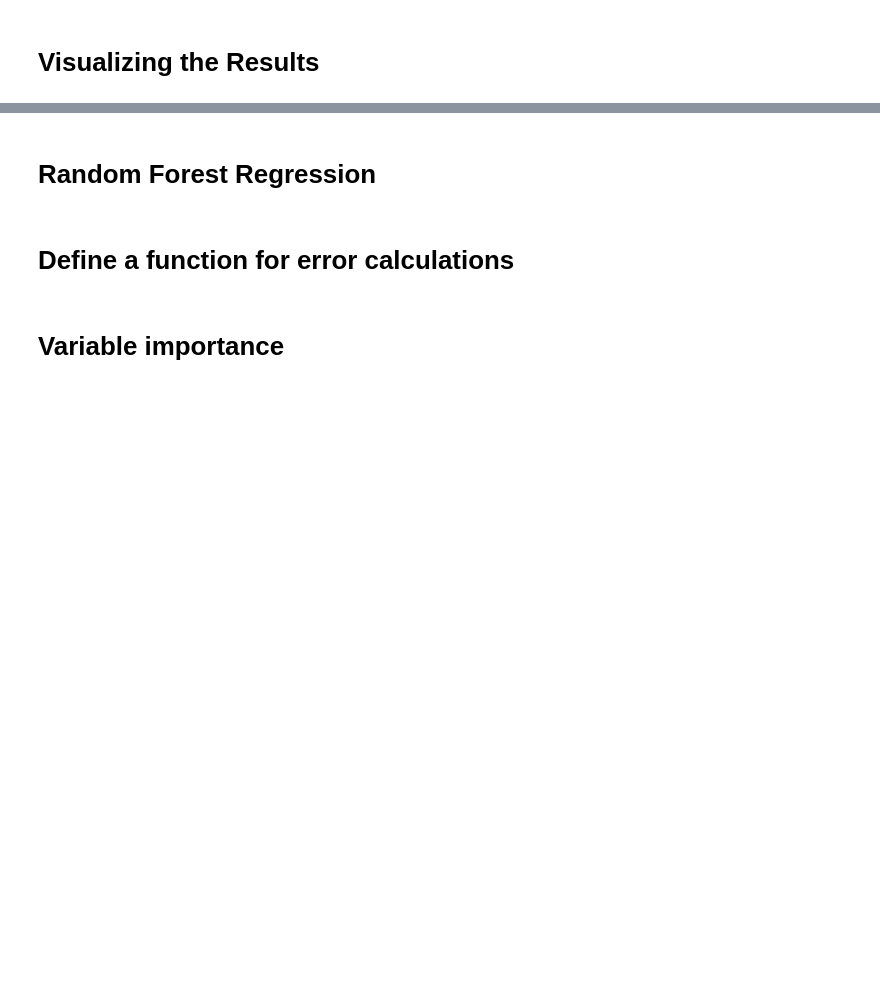
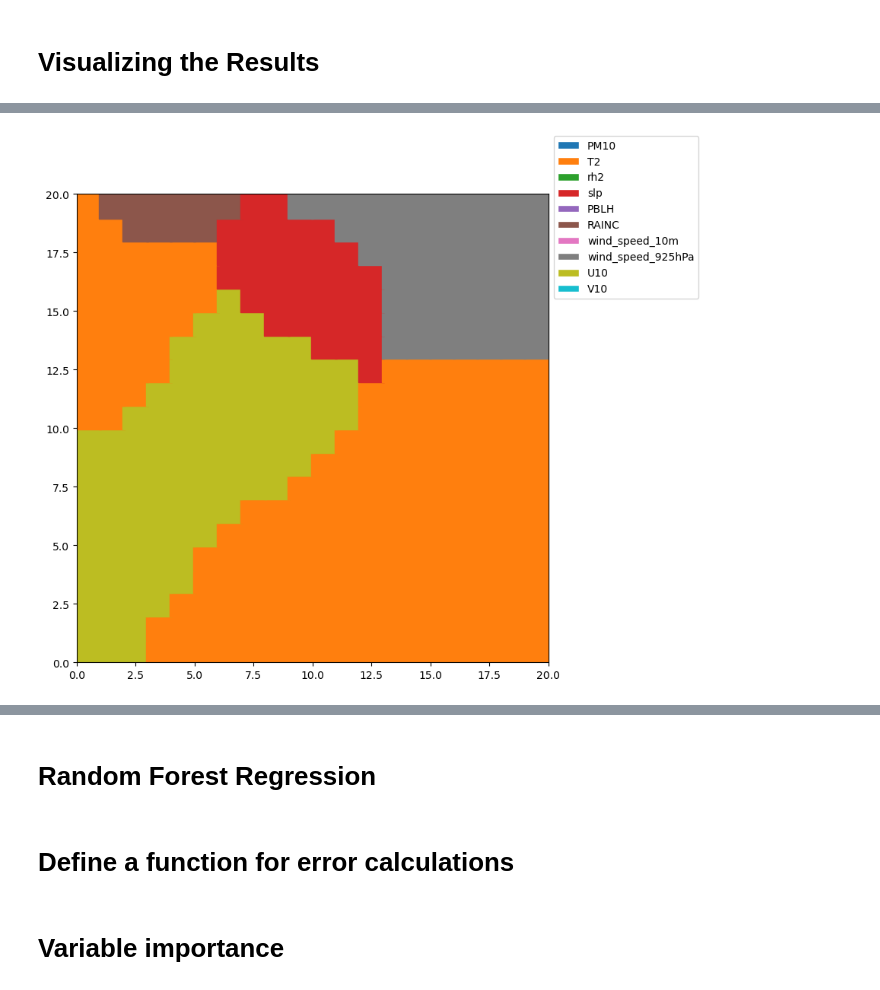
Before and after one commit to projectpythia-mystmd/dust-cookbook, a Jupyter notebook: initial_code.ipynb, the cells around one changed output, grey strips where cells are left out. Drawn from its saved outputs; the diff is of its cells as text; code cells hidden in the pictures; blank space fills up the shorter version.

```diff
--- a/initial_code.ipynb
+++ b/initial_code.ipynb
@@ -84,0 +140,24 @@ from pylab import bone, pcolor, colorbar, plot, show
+# %%
+Z = np.zeros((num, num))
+cols = np.array(['sandybrown', 'red', 'darkgreen', 'steelblue', 'magenta', 'lighseagreen', 'blue', 'slateblue', 'orange',
+                'darkorange'])
+plt.figure(figsize=(8, 8))
+for i in np.arange(som._weights.shape[0]):
+    for j in np.arange(som._weights.shape[1]):
+        feature = np.argmax(W[i, j , :])
+        plt.plot([j+.5], [i+.5], 'o', color='C'+str(feature),
+                 marker='s', markersize=24)
+
+legend_elements = [Patch(facecolor='C'+str(i),
+                         edgecolor='w',
+                         label=f) for i, f in enumerate(feature_names)]
+
+plt.legend(handles=legend_elements,
+           loc='center left',
+           bbox_to_anchor=(1, .95))
+
+plt.xlim([0, num])
+plt.ylim([0, num])
+plt.show()
+# %% [output]
+[figure, added]
```
Also changed, not shown: parts of 12 cells of this notebook.
